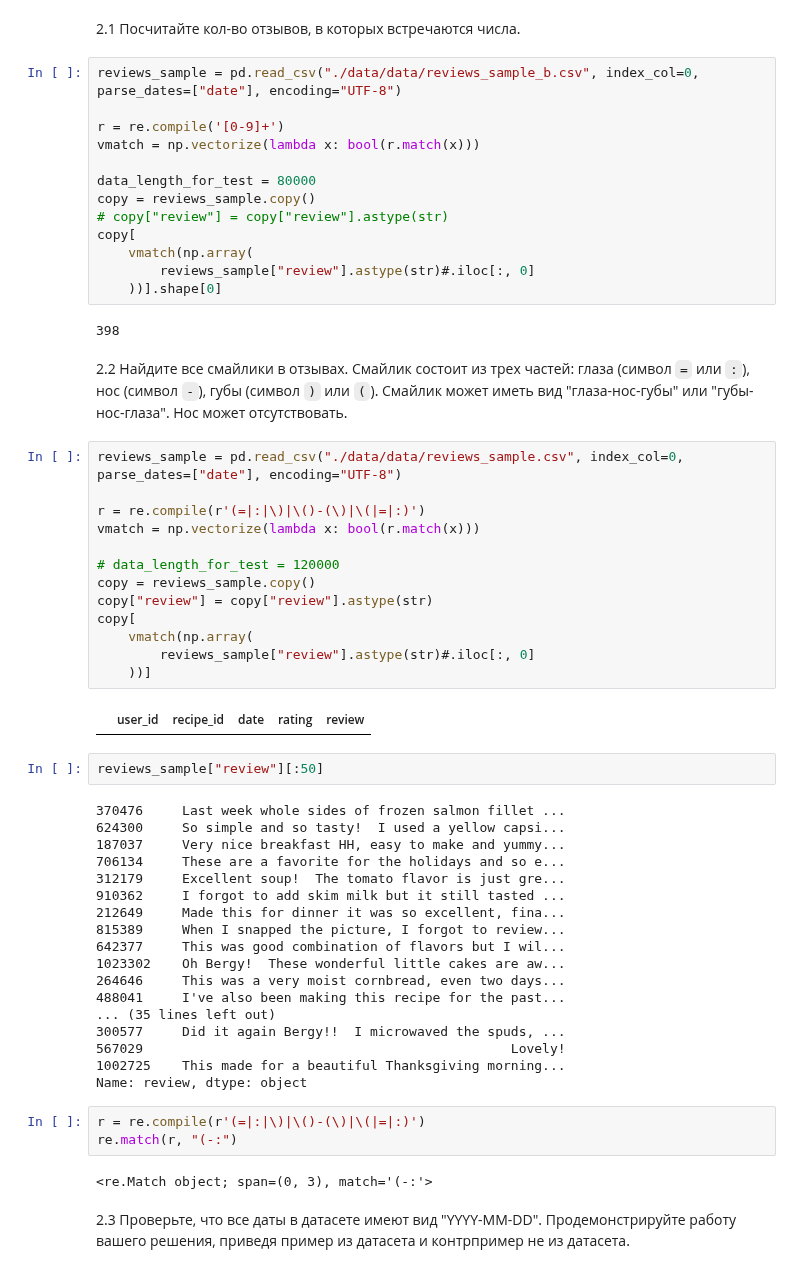
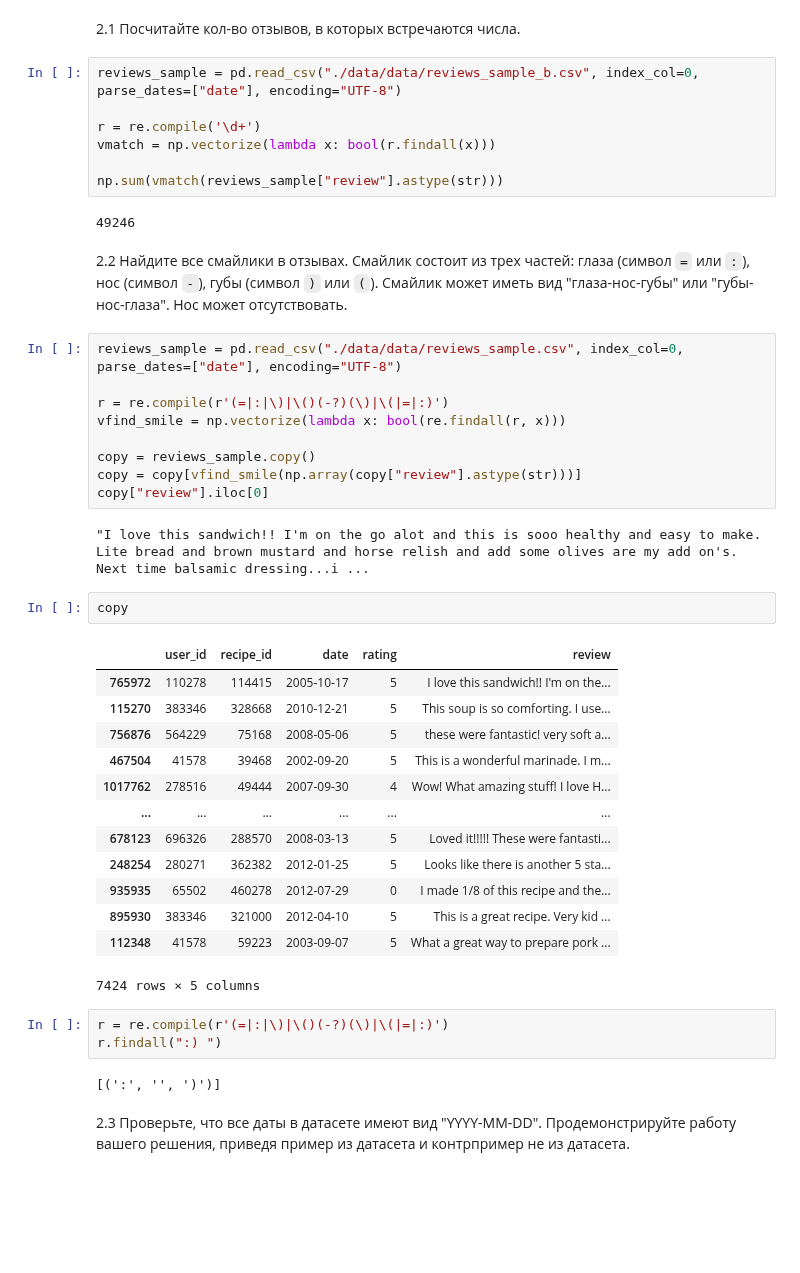
Before and after one commit to Amikuto/BigDataPT-BDPT-, a Jupyter notebook: Lesson8/08_string_Kurtaev_Damir.ipynb, the cells around one changed output. Saved outputs shown, nothing was run; the diff lists cells and outputs as text; blank space fills up the shorter version.

```diff
--- a/Lesson8/08_string_Kurtaev_Damir.ipynb
+++ b/Lesson8/08_string_Kurtaev_Damir.ipynb
@@ -207,60 +209,46 @@ George s at the cove  black bean soup
 # %%
 reviews_sample = pd.read_csv("./data/data/reviews_sample_b.csv", index_col=0, parse_dates=["date"], encoding="UTF-8")
 
-r = re.compile('[0-9]+')
-vmatch = np.vectorize(lambda x: bool(r.match(x)))
+r = re.compile('\d+')
+vmatch = np.vectorize(lambda x: bool(r.findall(x)))
 
-data_length_for_test = 80000
-copy = reviews_sample.copy()
-# copy["review"] = copy["review"].astype(str)
-copy[
-    vmatch(np.array(
-        reviews_sample["review"].astype(str)#.iloc[:, 0]
-    ))].shape[0]
+np.sum(vmatch(reviews_sample["review"].astype(str)))
 # %% [output]
-398
+49246
 # %% [markdown]
 2.2 Найдите все смайлики в отзывах. Смайлик состоит из трех частей: глаза (символ `=` или `:`), нос (символ `-`), губы (символ `)` или `(`). Смайлик может иметь вид "глаза-нос-губы" или "губы-нос-глаза". Нос может отсутствовать.
 # %%
 reviews_sample = pd.read_csv("./data/data/reviews_sample.csv", index_col=0, parse_dates=["date"], encoding="UTF-8")
 
-r = re.compile(r'(=|:|\)|\()-(\)|\(|=|:)')
-vmatch = np.vectorize(lambda x: bool(r.match(x)))
+r = re.compile(r'(=|:|\)|\()(-?)(\)|\(|=|:)')
+vfind_smile = np.vectorize(lambda x: bool(re.findall(r, x)))
 
-# data_length_for_test = 120000
 copy = reviews_sample.copy()
-copy["review"] = copy["review"].astype(str)
-copy[
-    vmatch(np.array(
-        reviews_sample["review"].astype(str)#.iloc[:, 0]
-    ))]
+copy = copy[vfind_smile(np.array(copy["review"].astype(str)))]
+copy["review"].iloc[0]
 # %% [output]
-|  | user_id | recipe_id | date | rating | review |
+"I love this sandwich!! I'm on the go alot and this is sooo healthy and easy to make. Lite bread and brown mustard and horse relish and add some olives are my add on's. Next time balsamic dressing...i ...
-# %%
-reviews_sample["review"][:50]
-# %% [output]
-370476     Last week whole sides of frozen salmon fillet ...
-624300     So simple and so tasty!  I used a yellow capsi...
-187037     Very nice breakfast HH, easy to make and yummy...
-706134     These are a favorite for the holidays and so e...
-312179     Excellent soup!  The tomato flavor is just gre...
-910362     I forgot to add skim milk but it still tasted ...
-212649     Made this for dinner it was so excellent, fina...
-815389     When I snapped the picture, I forgot to review...
-642377     This was good combination of flavors but I wil...
-1023302    Oh Bergy!  These wonderful little cakes are aw...
-264646     This was a very moist cornbread, even two days...
-488041     I've also been making this recipe for the past...
-... (35 lines left out)
-300577     Did it again Bergy!!  I microwaved the spuds, ...
-567029                                               Lovely!
-1002725    This made for a beautiful Thanksgiving morning...
-Name: review, dtype: object
+# %%
+copy
+# %% [output]
+|  | user_id | recipe_id | date | rating | review |
+| 765972 | 110278 | 114415 | 2005-10-17 | 5 | I love this sandwich!! I'm on the... |
+| 115270 | 383346 | 328668 | 2010-12-21 | 5 | This soup is so comforting. I use... |
+| 756876 | 564229 | 75168 | 2008-05-06 | 5 | these were fantastic! very soft a... |
+| 467504 | 41578 | 39468 | 2002-09-20 | 5 | This is a wonderful marinade. I m... |
+| 1017762 | 278516 | 49444 | 2007-09-30 | 4 | Wow! What amazing stuff! I love H... |
+| ... | ... | ... | ... | ... | ... |
+| 678123 | 696326 | 288570 | 2008-03-13 | 5 | Loved it!!!!! These were fantasti... |
+| 248254 | 280271 | 362382 | 2012-01-25 | 5 | Looks like there is another 5 sta... |
+| 935935 | 65502 | 460278 | 2012-07-29 | 0 | I made 1/8 of this recipe and the... |
+| 895930 | 383346 | 321000 | 2012-04-10 | 5 | This is a great recipe. Very kid ... |
+| 112348 | 41578 | 59223 | 2003-09-07 | 5 | What a great way to prepare pork ... |
+7424 rows × 5 columns
 # %%
-r = re.compile(r'(=|:|\)|\()-(\)|\(|=|:)')
-re.match(r, "(-:")
+r = re.compile(r'(=|:|\)|\()(-?)(\)|\(|=|:)')
+r.findall(":) ")
 # %% [output]
-<re.Match object; span=(0, 3), match='(-:'>
+[(':', '', ')')]
 # %% [markdown]
 2.3 Проверьте, что все даты в датасете имеют вид "YYYY-MM-DD". Продемонстрируйте работу вашего решения, приведя пример из датасета и контрпример не из датасета.
 # %%
```
Also changed, not shown: parts of 2 cells of this notebook.
